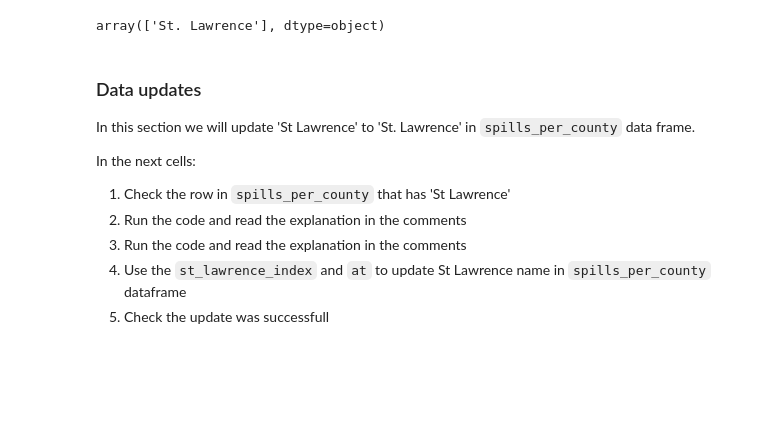
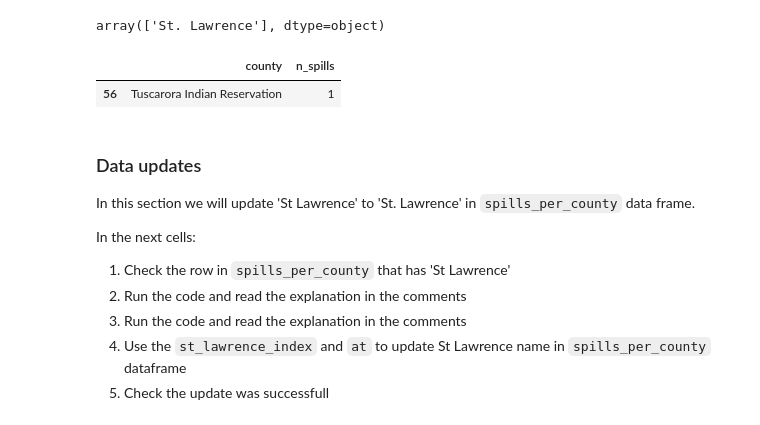
Before and after one commit to a-ramji/eds220-hkw-3, a Jupyter notebook: hwk3-task1-spills.ipynb, the cells around one changed output. Drawn from its saved outputs; the diff is of its cells as text; code cells hidden in the pictures; blank space fills up the shorter version.

Commit message:
Tuscarora Indian Reservation counts

```diff
--- a/hwk3-task1-spills.ipynb
+++ b/hwk3-task1-spills.ipynb
@@ -531,3 +529,9 @@ array(['St. Lawrence'], dtype=object)
+# %%
+# 5. checking the number of spills per county in Tuscarora Indian Reservation
+spills_per_county[(spills_per_county.county == 'Tuscarora Indian Reservation')]
+# %% [output]
+|  | county | n_spills |
+| 56 | Tuscarora Indian Reservation | 1 |
 # %% [markdown]
 ### Data updates
 
```
Also changed, not shown: parts of 1 cell of this notebook.
